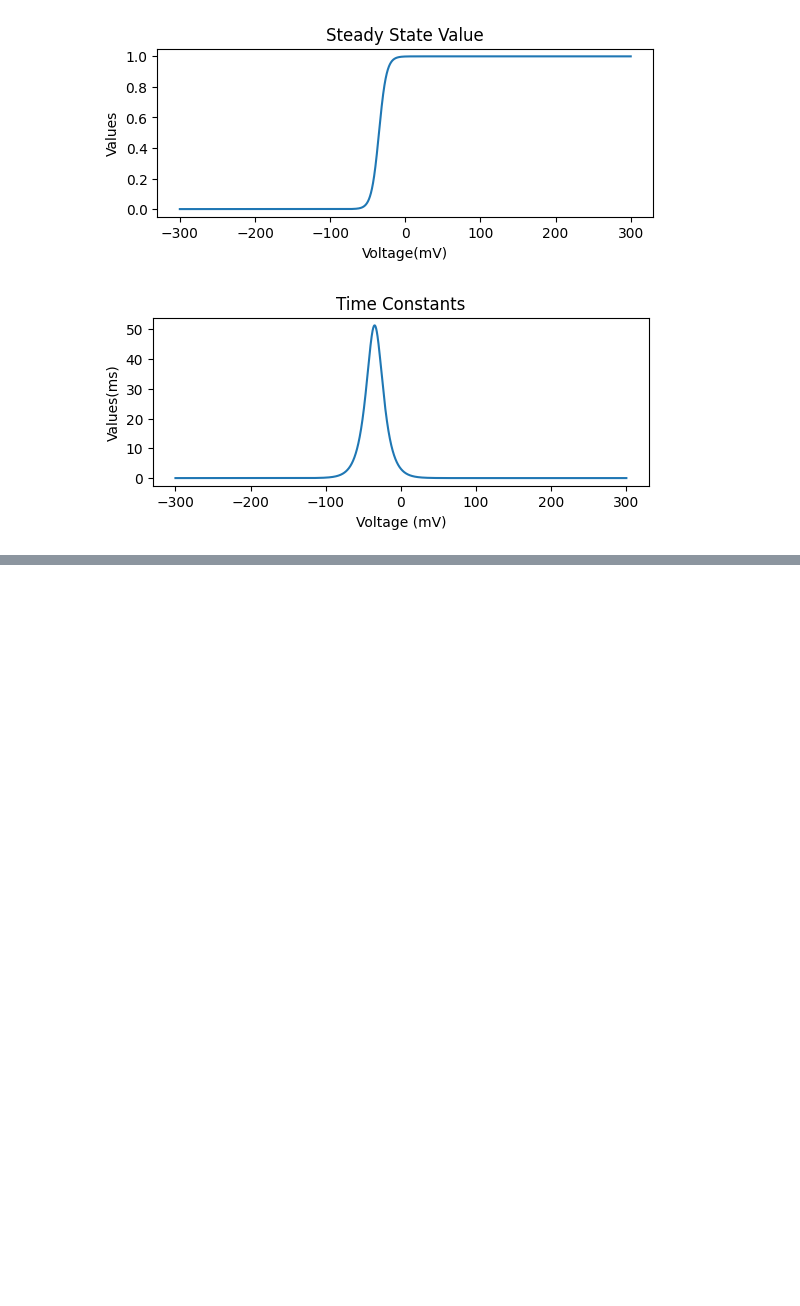
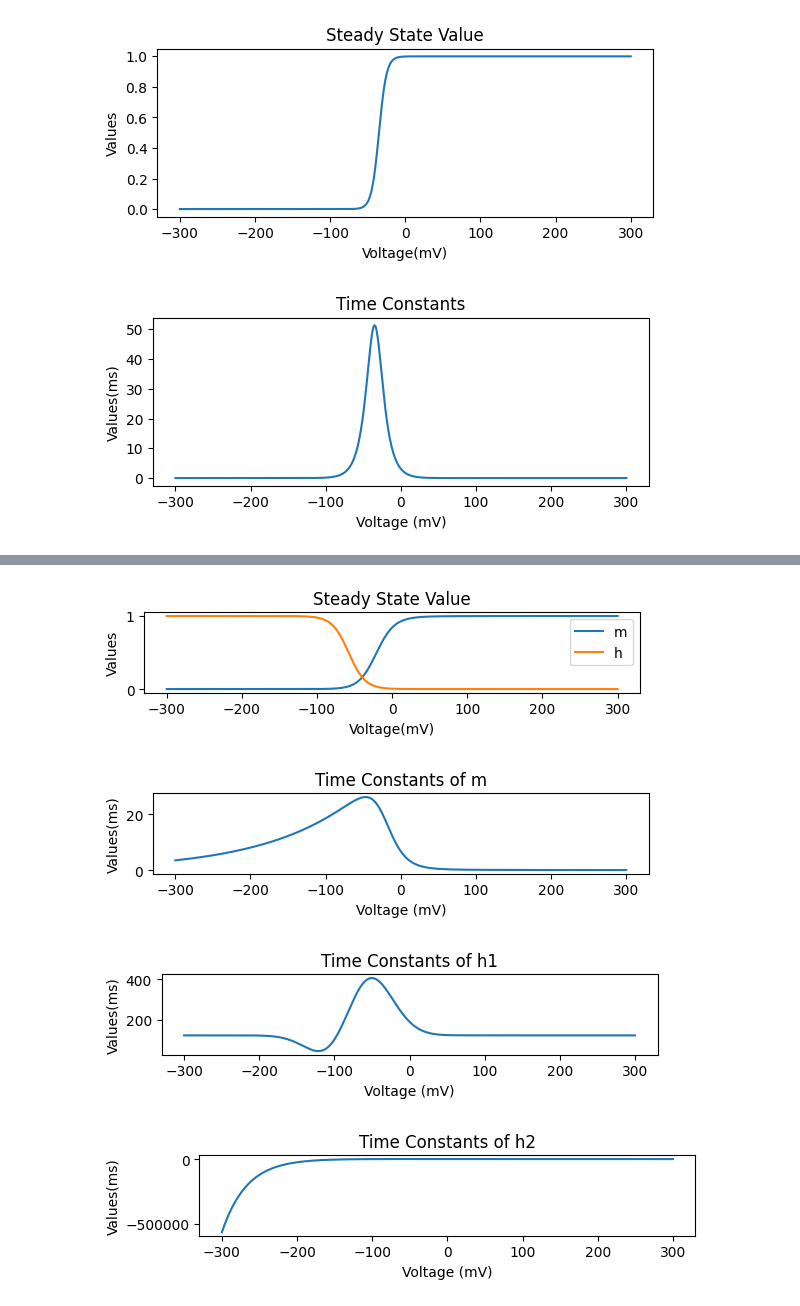
Before and after one commit to MZhexin/Brain-Dynamics-Programming, a Jupyter notebook: Experiment/Ion_Channels.ipynb, the cells around one changed output, grey strips where cells are left out. Saved outputs shown, nothing was run; the diff lists cells and outputs as text; code cells hidden in the pictures; blank space fills up the shorter version.

```diff
--- a/Experiment/Ion_Channels.ipynb
+++ b/Experiment/Ion_Channels.ipynb
@@ -43,0 +230,36 @@ plt.show()
+# %%
+# 绘图：Kv2-like离子通道
+plt.clf()
+
+# 稳定态和时间常数随膜电位变化的图像（画成一张大图里的两张子图）
+plt.subplot(4, 1, 1)
+plt.plot(v, mInf_Kv2like)
+plt.plot(v, hInf_Kv2like)
+plt.title('Steady State Value')
+plt.xlabel('Voltage(mV)')
+plt.ylabel('Values')
+plt.legend(['m', 'h'])
+plt.show()
+plt.subplot(4, 1, 2)
+plt.plot(v, mTau_Kv2like)
+plt.title('Time Constants of m')
+plt.xlabel('Voltage (mV)')
+plt.ylabel('Values(ms)')
+plt.show()
+plt.subplot(4, 1, 3)
+plt.plot(v, h1Tau_Kv2like)
+plt.title('Time Constants of h1')
+plt.xlabel('Voltage (mV)')
+plt.ylabel('Values(ms)')
+plt.show()
+plt.subplot(4, 1, 4)
+plt.plot(v, h2Tau_Kv2like)
+plt.title('Time Constants of h2')
+plt.xlabel('Voltage (mV)')
+plt.ylabel('Values(ms)')
+plt.show()
+# %% [output]
+[figure, added]
+[figure, added]
+[figure, added]
+[figure, added]
```
Also changed, not shown: parts of 9 cells of this notebook.
